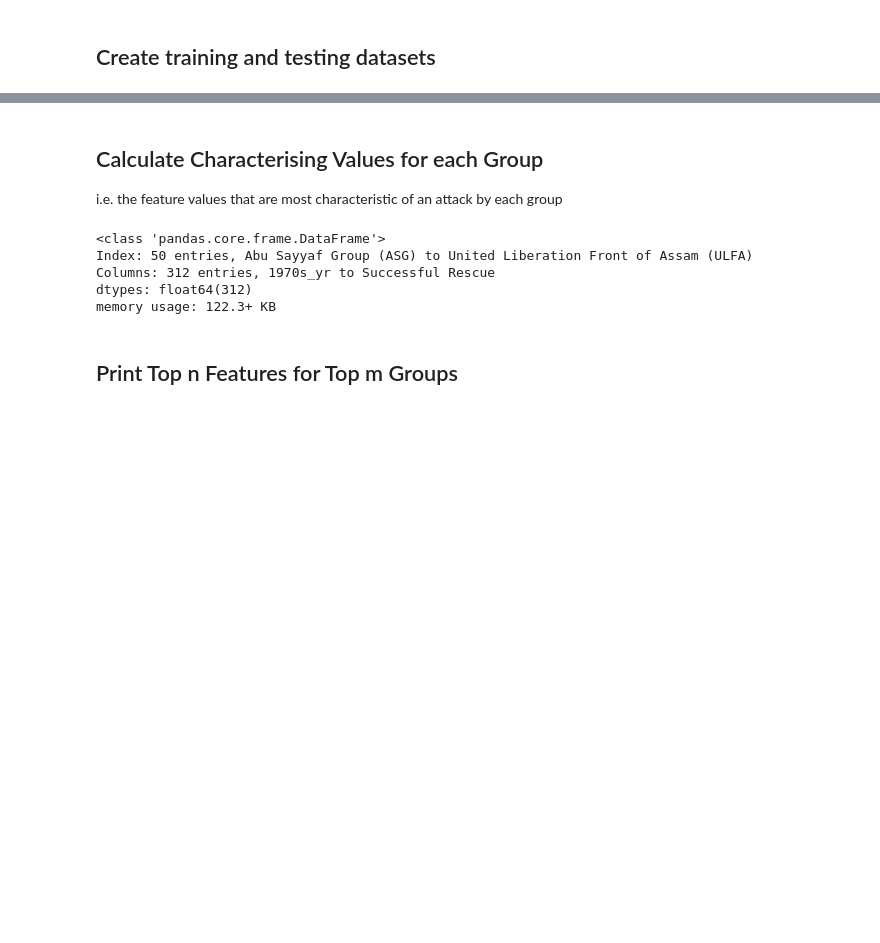
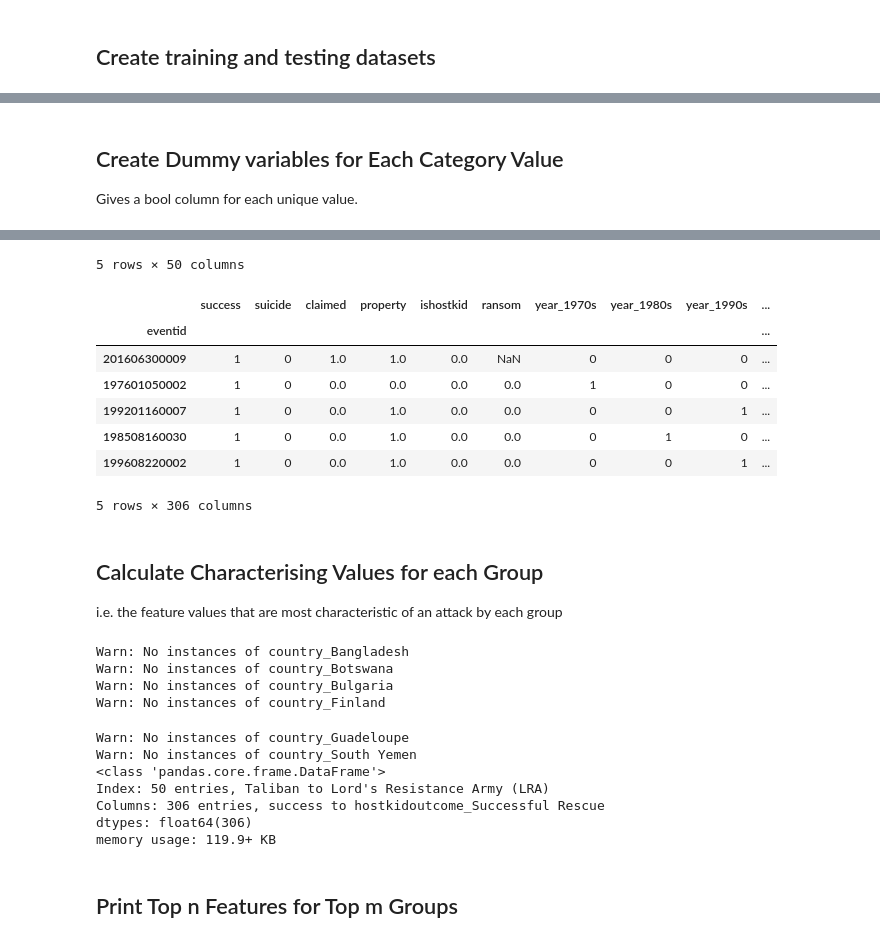
Before and after one commit to jack89roberts/GTD, a Jupyter notebook: GTD_GrpFeatures.ipynb, the cells around one changed output, grey strips where cells are left out. Drawn from its saved outputs; the diff is of its cells as text; code cells hidden in the pictures; blank space fills up the shorter version.

```diff
--- a/GTD_GrpFeatures.ipynb
+++ b/GTD_GrpFeatures.ipynb
@@ -188,2 +186,26 @@ Name: gname, dtype: object
 Train: X shape = (42154, 19) , Y shape= (42154,)
 Test: X shape = (18067, 19) , Y shape= (18067,)
+# %% [markdown]
+## Create Dummy variables for Each Category Value
+
+Gives a bool column for each unique value.
+# %%
+# labels
+# do on full dataset first to make sure same columns in test and train
+y_dum = pd.get_dummies(y)
+y_dum_train = y_dum.loc[y_train.index]
+y_dum_test = y_dum.loc[y_test.index]
+
+display(y_dum_train.head())
+
+# features
+# do on full dataset first to make sure same columns in test and train
+X_dum = pd.get_dummies(X)
+X_dum_train = X_dum.loc[X_train.index]
+X_dum_test = X_dum.loc[X_test.index]
+
+# NaN values in test data can destroy predictions so remove them
+X_dum_test.fillna(0,inplace=True)
+
+display(X_dum_train.head())
+# %% [output]
@@ -190,36 +219,62 @@ Test: X shape = (18067, 19) , Y shape= (18067,)
+5 rows × 50 columns
+|  | success | suicide | claimed | property | ishostkid | ransom | year_1970s | year_1980s | year_1990s | ... |
+| eventid |  |  |  |  |  |  |  |  |  | ... |
+| 201606300009 | 1 | 0 | 1.0 | 1.0 | 0.0 | NaN | 0 | 0 | 0 | ... |
+| 197601050002 | 1 | 0 | 0.0 | 0.0 | 0.0 | 0.0 | 1 | 0 | 0 | ... |
+| 199201160007 | 1 | 0 | 0.0 | 1.0 | 0.0 | 0.0 | 0 | 0 | 1 | ... |
+| 198508160030 | 1 | 0 | 0.0 | 1.0 | 0.0 | 0.0 | 0 | 1 | 0 | ... |
+| 199608220002 | 1 | 0 | 0.0 | 1.0 | 0.0 | 0.0 | 0 | 0 | 1 | ... |
+5 rows × 306 columns
 # %% [markdown]
 ## Calculate Characterising Values for each Group
 i.e. the feature values that are most characteristic of an attack by each group
 # %%
 # no. incidents associated with each group
-grp_incs = df['gname'].value_counts()
+grp_incs = y.value_counts()
 
 # loop over all columns excluding gname
 grp_weights = dict()
 
-for col in df.drop('gname',axis=1).columns:
-    # for each group, how many times each unique value appears in this column
-    grp_cnts = df.groupby('gname')[col].value_counts().unstack(col,fill_value=0)
+# add group name column to the data frame of dummies
+df_dum_train = X_dum_train.copy()
+df_dum_train['gname'] =  y_train
 
-    # for each unique value in this column, count how many groups have an incident including it
+for col in df_dum_train.drop('gname',axis=1).columns:
+    # for each group, how many times this unique value appears
+    grp_cnts = df_dum_train.groupby('gname')[col].sum()
+
+    # count how many groups have an incident including this unique value
     # convert this for tf-idf weight using log(n_groups/count)
-    w_col = np.log(n_groups/(grp_cnts>0).sum())
+    if (grp_cnts>0).sum()==0:
+        print('Warn: No instances of',col)
+
+    w_col = np.log(n_groups/((grp_cnts>0).sum()))
 
     # multiply w_col by no. occurences each column value to get weight for each group
-    grp_weights[col] = (grp_cnts*w_col)#.div(grp_incs,axis=0) ### removed: normalise by no. incidents for that group, so groups can be compared more easily
+    grp_weights[col] = (grp_cnts*w_col)
 
 # merge unique values for each column in to one large data frame
 grp_aw = pd.DataFrame(index=top_grps)
 for key, w_col in grp_weights.items():
-    grp_aw = pd.merge(grp_aw, w_col, left_index=True, right_index=True,how='outer')
+    grp_aw[key] = w_col
+
+
+# get rid of NaN weights
+grp_aw.fillna(0,inplace=True)
 
 grp_aw.info()
 # %% [output]
-<class 'pandas.core.frame.DataFrame'>
-Index: 50 entries, Abu Sayyaf Group (ASG) to United Liberation Front of Assam (ULFA)
-Columns: 312 entries, 1970s_yr to Successful Rescue
-dtypes: float64(312)
-memory usage: 122.3+ KB
+Warn: No instances of country_Bangladesh
+Warn: No instances of country_Botswana
+Warn: No instances of country_Bulgaria
+Warn: No instances of country_Finland
+Warn: No instances of country_Guadeloupe
+Warn: No instances of country_South Yemen
+<class 'pandas.core.frame.DataFrame'>
+Index: 50 entries, Taliban to Lord's Resistance Army (LRA)
+Columns: 306 entries, success to hostkidoutcome_Successful Rescue
+dtypes: float64(306)
+memory usage: 119.9+ KB
 # %% [markdown]
 ## Print Top n Features for Top m Groups
 # %%
```
Also changed, not shown: parts of 19 cells of this notebook.
